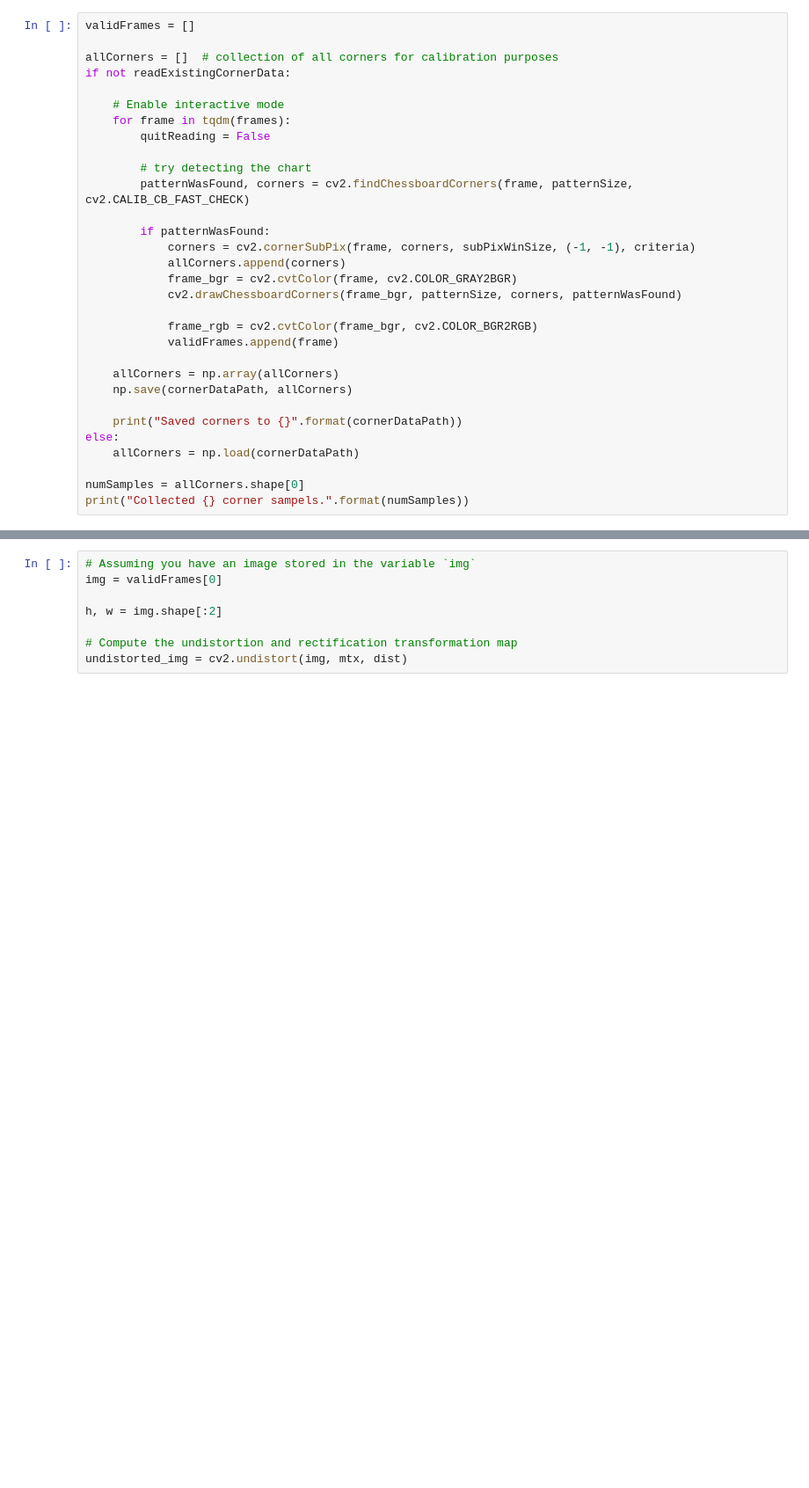
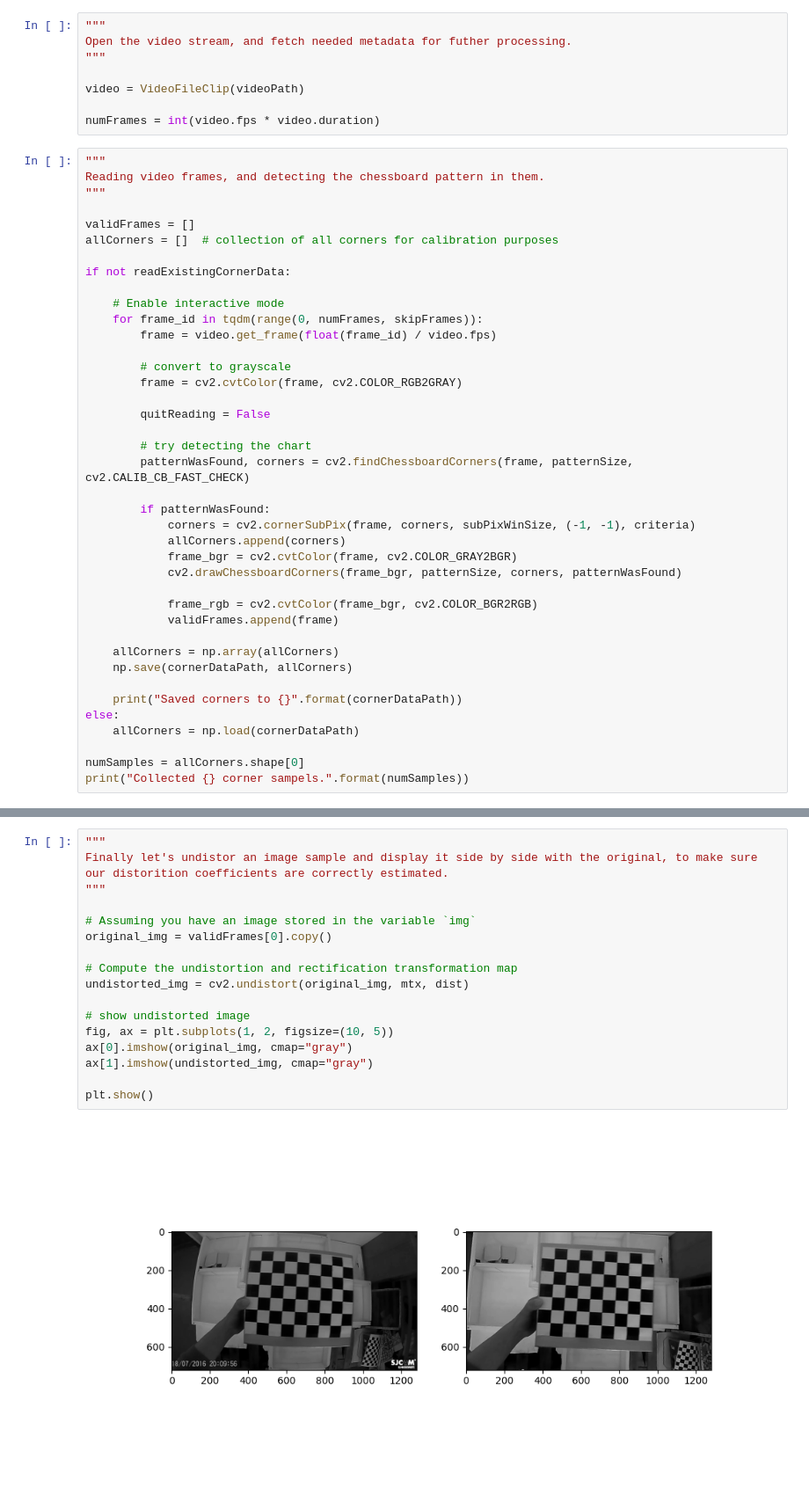
Before and after one commit to ljubobratovicrelja/aegear, a Jupyter notebook: notebooks/calibration.ipynb, the cells around one changed output, grey strips where cells are left out. Shown at 88% size. Saved outputs shown, nothing was run; the diff lists cells and outputs as text; blank space fills up the shorter version.

Commit message:
Calibration notebook neated out.

```diff
--- a/notebooks/calibration.ipynb
+++ b/notebooks/calibration.ipynb
@@ -28,11 +32,28 @@ print("Read {} frames".format(len(frames)))
+# %%
+"""
+Open the video stream, and fetch needed metadata for futher processing.
+"""
+
+video = VideoFileClip(videoPath)
+
+numFrames = int(video.fps * video.duration)
 # %%
+"""
+Reading video frames, and detecting the chessboard pattern in them.
+"""
+
 validFrames = []
+allCorners = []  # collection of all corners for calibration purposes
 
-allCorners = []  # collection of all corners for calibration purposes
 if not readExistingCornerData:
 
     # Enable interactive mode
-    for frame in tqdm(frames):
+    for frame_id in tqdm(range(0, numFrames, skipFrames)):
+        frame = video.get_frame(float(frame_id) / video.fps)
+
+        # convert to grayscale
+        frame = cv2.cvtColor(frame, cv2.COLOR_RGB2GRAY)
+
         quitReading = False
 
         # try detecting the chart
@@ -96,8 +125,19 @@ h, w = frame.shape[0:2]
 # %%
+"""
+Finally let's undistor an image sample and display it side by side with the original, to make sure our distorition coefficients are correctly estimated.
+"""
+
 # Assuming you have an image stored in the variable `img`
-img = validFrames[0]
-
-h, w = img.shape[:2]
+original_img = validFrames[0].copy()
 
 # Compute the undistortion and rectification transformation map
-undistorted_img = cv2.undistort(img, mtx, dist)
+undistorted_img = cv2.undistort(original_img, mtx, dist)
+
+# show undistorted image
+fig, ax = plt.subplots(1, 2, figsize=(10, 5))
+ax[0].imshow(original_img, cmap="gray")
+ax[1].imshow(undistorted_img, cmap="gray")
+
+plt.show()
+# %% [output]
+[figure, added]
```
Also changed, not shown: parts of 8 cells of this notebook.
